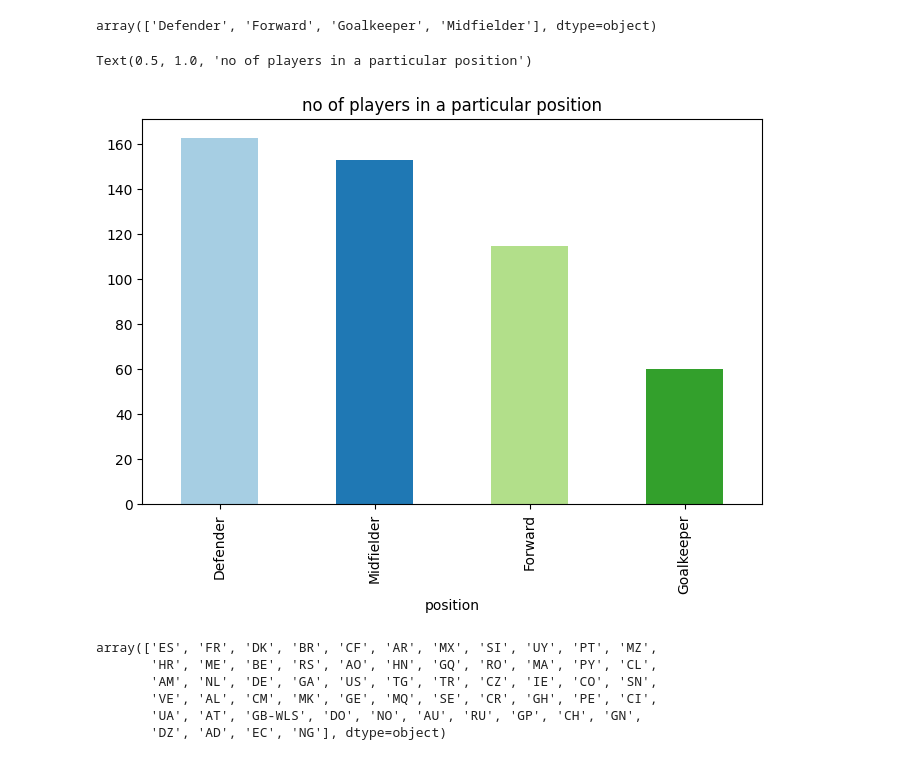
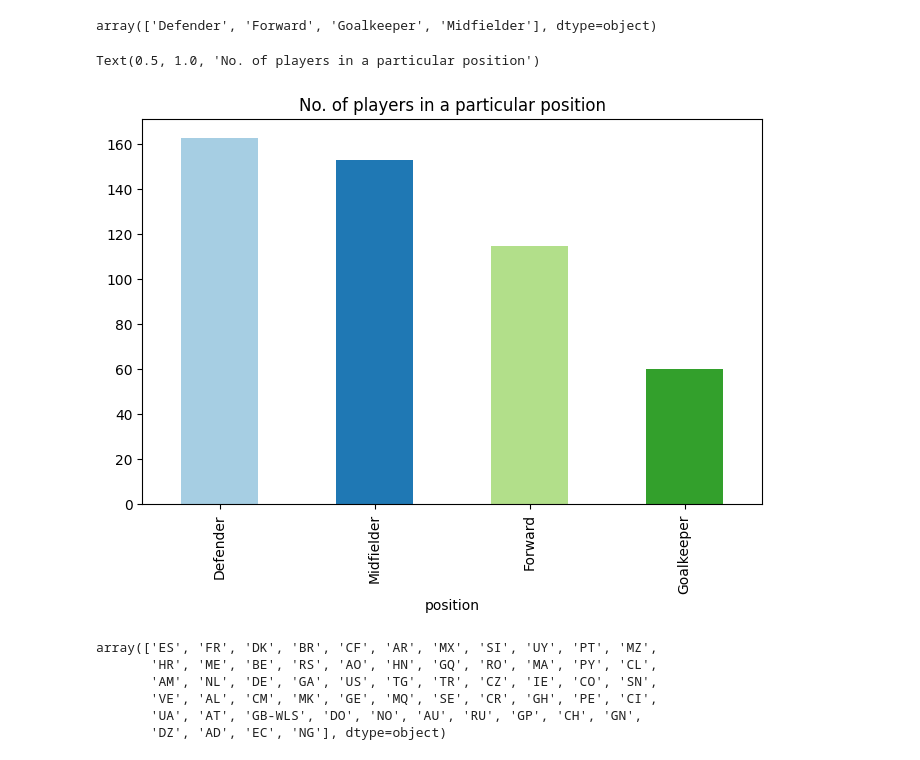
Before and after one commit to Hrithik-58/My_Projects, a Jupyter notebook: Laliga season 2021-22 game data analysis/project on laliga 2021-22.ipynb, the cells around one changed output. Saved outputs shown, nothing was run; the diff lists cells and outputs as text; code cells hidden in the pictures.

```diff
--- a/Laliga season 2021-22 game data analysis/project on laliga 2021-22.ipynb
+++ b/Laliga season 2021-22 game data analysis/project on laliga 2021-22.ipynb
@@ -16,11 +16,11 @@ array(['Defender', 'Forward', 'Goalkeeper', 'Midfielder'], dtype=object)
 # %%
 player_position = laliga.groupby('position').size().sort_values(ascending=False)
 color = sns.color_palette("Paired")
 player_position.plot(kind="bar",figsize = (8,5),color = color)
-plt.title("no of players in a particular position")
+plt.title("No. of players in a particular position")
 # %% [output]
-Text(0.5, 1.0, 'no of players in a particular position')
+Text(0.5, 1.0, 'No. of players in a particular position')
-[figure, old version]
+[figure, new version]
 # %%
 laliga['country'].unique()
 # %% [output]
```
Also changed, not shown: parts of 2 cells of this notebook.
